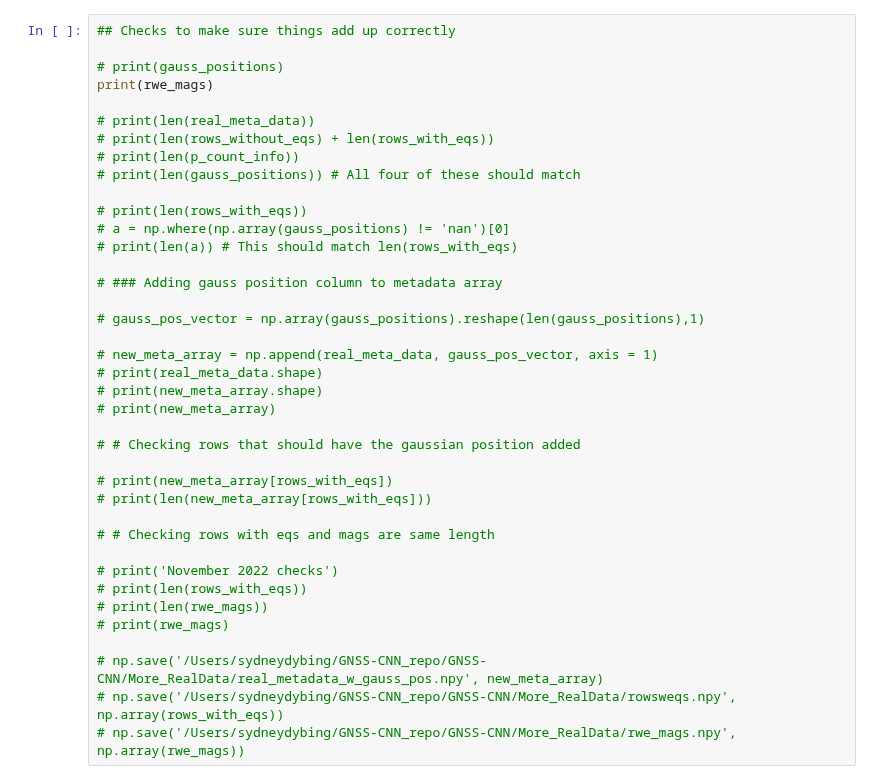
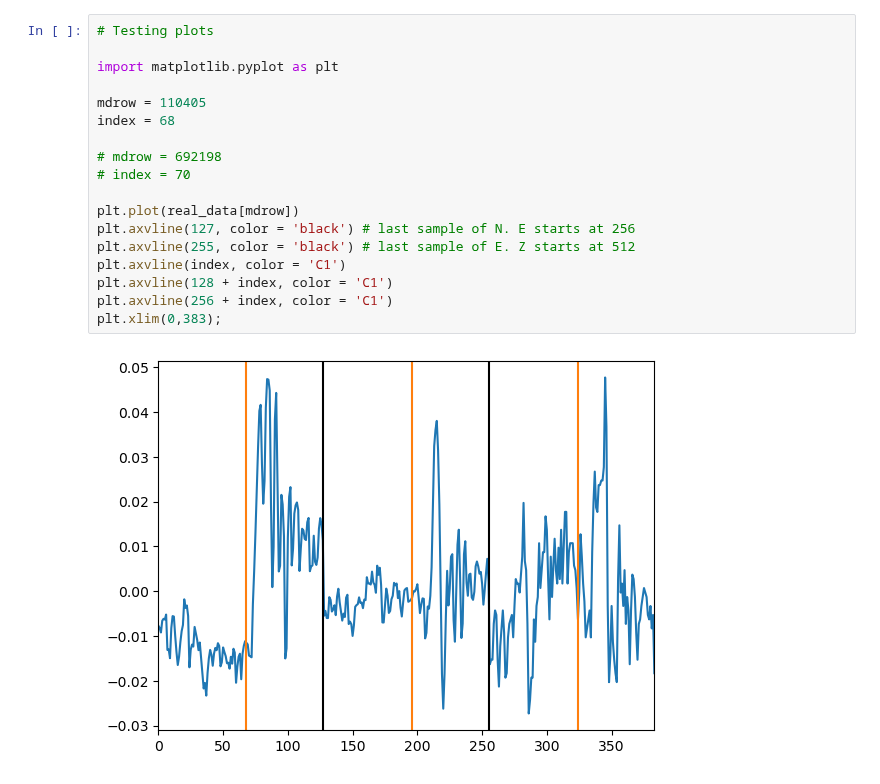
Before and after one commit to UO-Geophysics/gnss-picker, a Jupyter notebook: codes/realdata_processing/summer23/10_find_eqs_in_realdata.ipynb, the cells around one changed output. Cells and saved outputs as stored; diff of their text form.

```diff
--- a/codes/realdata_processing/summer23/10_find_eqs_in_realdata.ipynb
+++ b/codes/realdata_processing/summer23/10_find_eqs_in_realdata.ipynb
@@ -159,39 +210,20 @@ for krow in range(len(real_meta_data)):
-# %%
-## Checks to make sure things add up correctly
-
-# print(gauss_positions)
-print(rwe_mags)
-
-# print(len(real_meta_data))
-# print(len(rows_without_eqs) + len(rows_with_eqs))
-# print(len(p_count_info))
-# print(len(gauss_positions)) # All four of these should match
-
-# print(len(rows_with_eqs))
-# a = np.where(np.array(gauss_positions) != 'nan')[0]
-# print(len(a)) # This should match len(rows_with_eqs)
-
-# ### Adding gauss position column to metadata array
-
-# gauss_pos_vector = np.array(gauss_positions).reshape(len(gauss_positions),1)
-
-# new_meta_array = np.append(real_meta_data, gauss_pos_vector, axis = 1)
-# print(real_meta_data.shape)
-# print(new_meta_array.shape)
-# print(new_meta_array)
-
-# # Checking rows that should have the gaussian position added
-
-# print(new_meta_array[rows_with_eqs])
-# print(len(new_meta_array[rows_with_eqs]))
-
-# # Checking rows with eqs and mags are same length
-
-# print('November 2022 checks')
-# print(len(rows_with_eqs))
-# print(len(rwe_mags))
-# print(rwe_mags)
-
-# np.save('/Users/sydneydybing/GNSS-CNN_repo/GNSS-CNN/More_RealData/real_metadata_w_gauss_pos.npy', new_meta_array)
-# np.save('/Users/sydneydybing/GNSS-CNN_repo/GNSS-CNN/More_RealData/rowsweqs.npy', np.array(rows_with_eqs))
-# np.save('/Users/sydneydybing/GNSS-CNN_repo/GNSS-CNN/More_RealData/rwe_mags.npy', np.array(rwe_mags))
+# %%
+# Testing plots
+
+import matplotlib.pyplot as plt
+
+mdrow = 110405
+index = 68
+
+# mdrow = 692198
+# index = 70
+
+plt.plot(real_data[mdrow])
+plt.axvline(127, color = 'black') # last sample of N. E starts at 256
+plt.axvline(255, color = 'black') # last sample of E. Z starts at 512
+plt.axvline(index, color = 'C1')
+plt.axvline(128 + index, color = 'C1')
+plt.axvline(256 + index, color = 'C1')
+plt.xlim(0,383);
+# %% [output]
+[figure, added]
```
Also changed, not shown: parts of 13 cells of this notebook, 3 other files.
